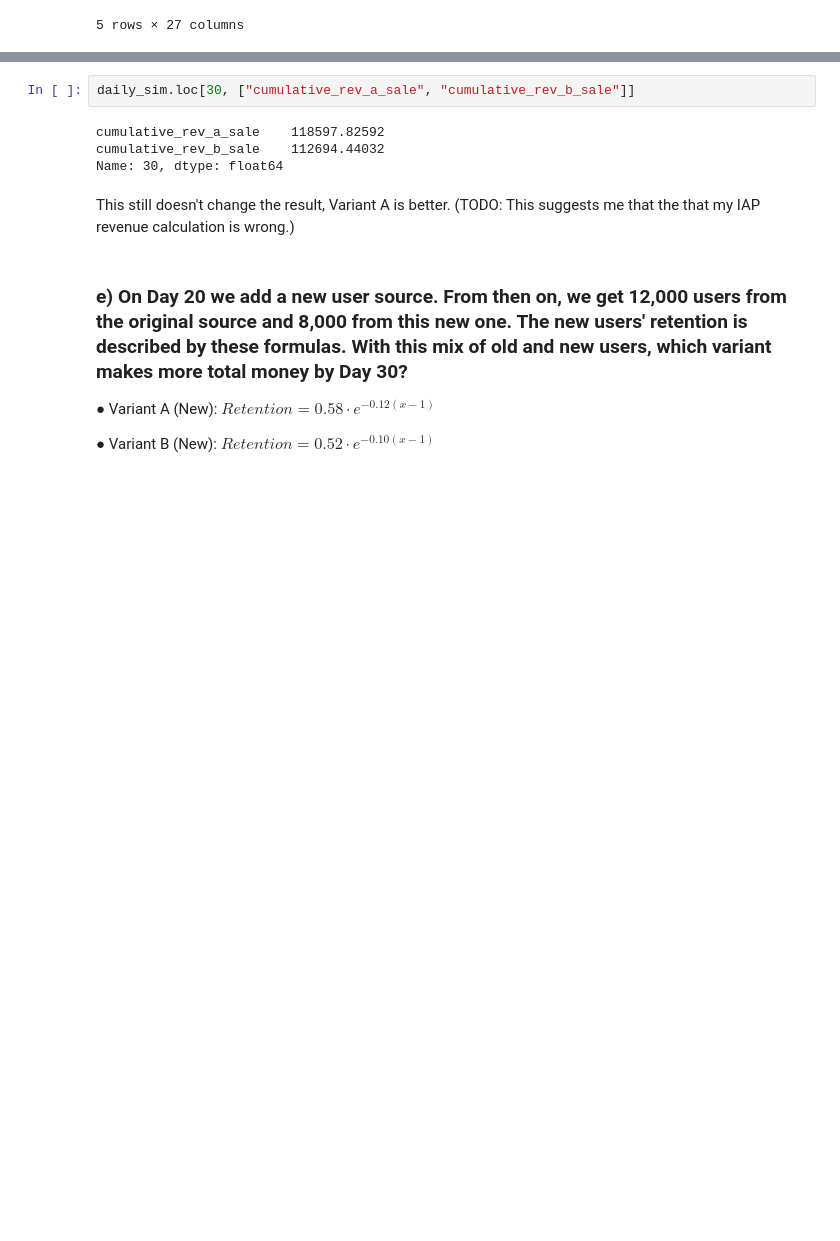
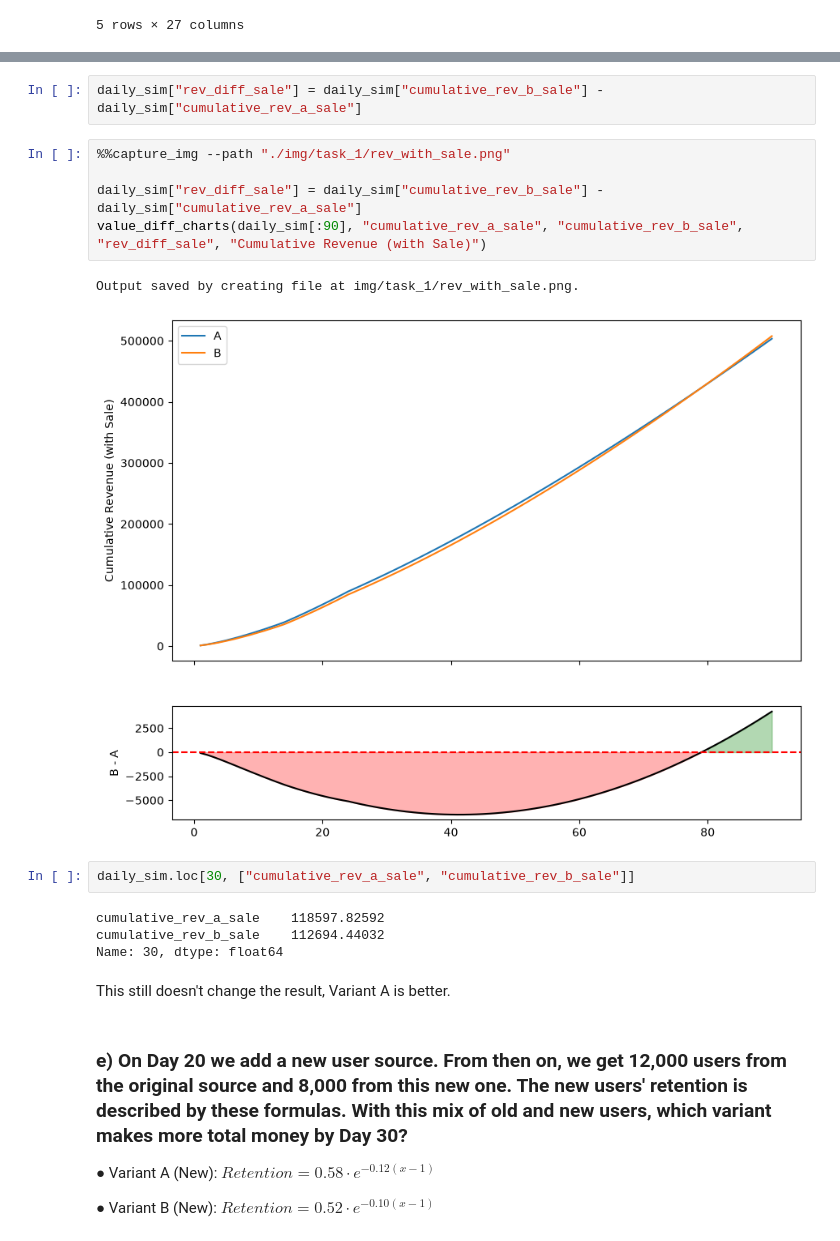
Before and after one commit to pxfurkanenes/vertigo_case, a Jupyter notebook: task_1.ipynb, the cells around one changed output, grey strips where cells are left out. Saved outputs shown, nothing was run; the diff lists cells and outputs as text; blank space fills up the shorter version.

```diff
--- a/task_1.ipynb
+++ b/task_1.ipynb
@@ -298,3 +241,13 @@ Text(0, 0.5, 'B - A')
+# %%
+daily_sim["rev_diff_sale"] = daily_sim["cumulative_rev_b_sale"] - daily_sim["cumulative_rev_a_sale"]
+# %%
+%%capture_img --path "./img/task_1/rev_with_sale.png"
+
+daily_sim["rev_diff_sale"] = daily_sim["cumulative_rev_b_sale"] - daily_sim["cumulative_rev_a_sale"]
+value_diff_charts(daily_sim[:90], "cumulative_rev_a_sale", "cumulative_rev_b_sale", "rev_diff_sale", "Cumulative Revenue (with Sale)")
+# %% [output]
+Output saved by creating file at img/task_1/rev_with_sale.png.
+[figure, added]
 # %%
 daily_sim.loc[30, ["cumulative_rev_a_sale", "cumulative_rev_b_sale"]]
 # %% [output]
@@ -302,7 +255,7 @@ cumulative_rev_a_sale    118597.82592
 cumulative_rev_b_sale    112694.44032
 Name: 30, dtype: float64
 # %% [markdown]
-This still doesn't change the result, Variant A is better. (TODO: This suggests me that the that my IAP revenue calculation is wrong.)
+This still doesn't change the result, Variant A is better.
 # %% [markdown]
 ### e) On Day 20 we add a new user source. From then on, we get 12,000 users from the original source and 8,000 from this new one. The new users' retention is described by these formulas. With this mix of old and new users, which variant makes more **total money by Day 30**?
 ● Variant A (New): $Retention = 0.58 \cdot e^{-0.12(x-1)}$
```
Also changed, not shown: parts of 22 cells of this notebook, 27 other files.
